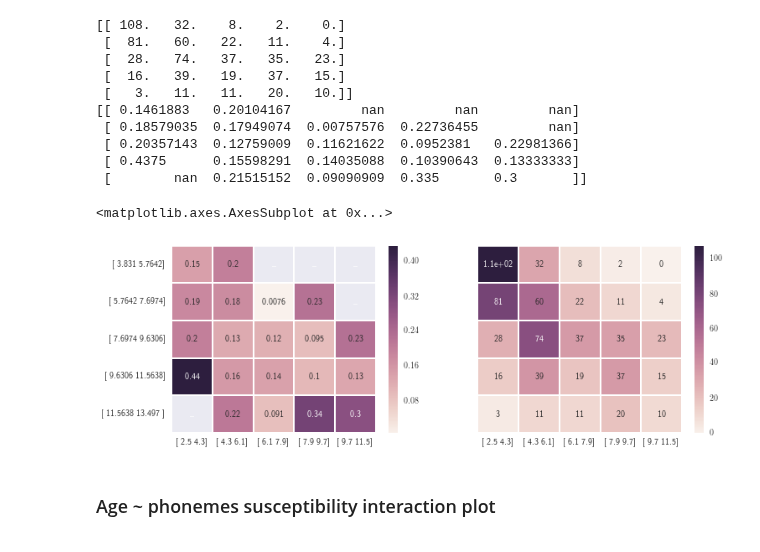
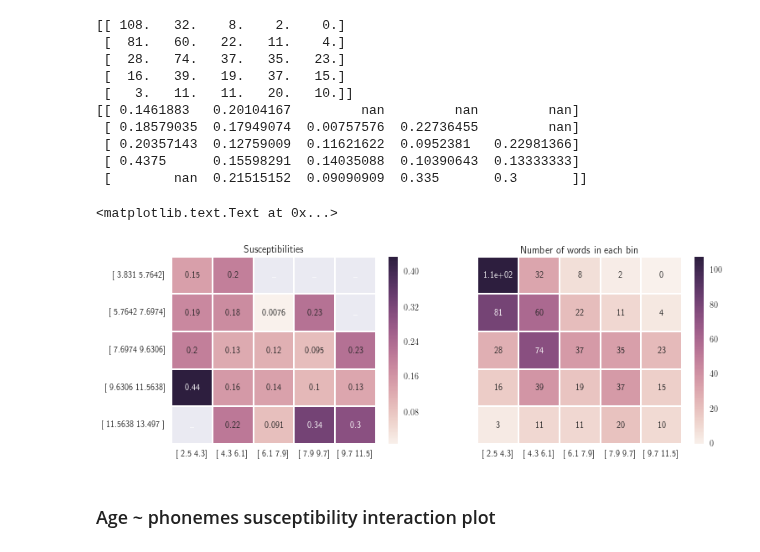
Before and after one commit to wehlutyk/brainscopypaste, a Jupyter notebook: substitutions_paper.ipynb, the cells around one changed output. Cells and saved outputs as stored; diff of their text form; code cells hidden in the pictures.

Commit message:
Add titles

```diff
--- a/substitutions_paper.ipynb
+++ b/substitutions_paper.ipynb
@@ -261,16 +261,18 @@ print suscepts2d
 # %%
 fig, axs = plt.subplots(1, 2, figsize=(12, 4))
 sb.heatmap(suscepts2d,
            yticklabels=[bins_age[i:i+2] for i in range(nbins_age)],
            xticklabels=[bins_phonemes[j:j+2] for j in range(nbins_phonemes)],
            mask=np.isnan(suscepts2d), annot=True, fmt=".2", ax=axs[0])
+axs[0].set_title('Susceptibilities')
 sb.heatmap(n2d,
            yticklabels=[''] * nbins_phonemes,
            xticklabels=[bins_phonemes[j:j+2] for j in range(nbins_phonemes)],
            annot=True, ax=axs[1])
+axs[1].set_title('Number of words in each bin')
 # %% [output]
-<matplotlib.axes.AxesSubplot at 0x...>
+<matplotlib.text.Text at 0x...>
-[figure, old version]
+[figure, new version]
 # %% [markdown]
 ### Age ~ phonemes susceptibility interaction plot
 # %%
```
